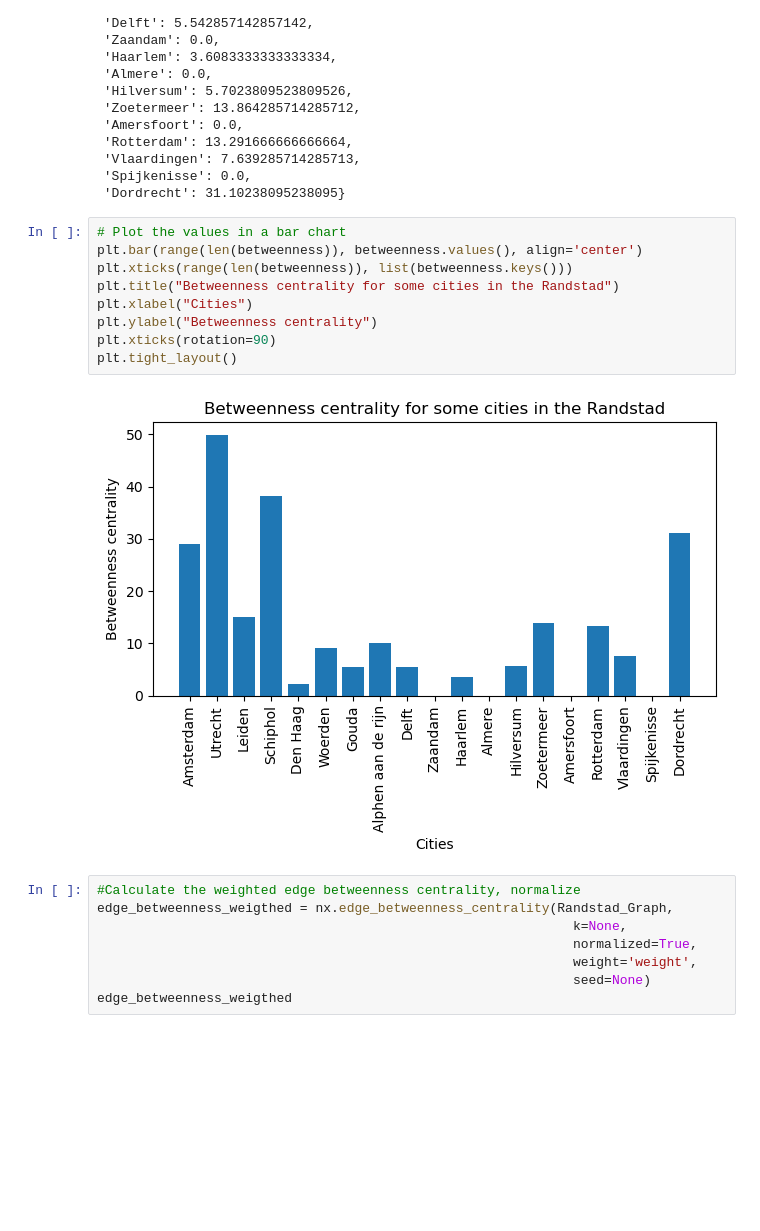
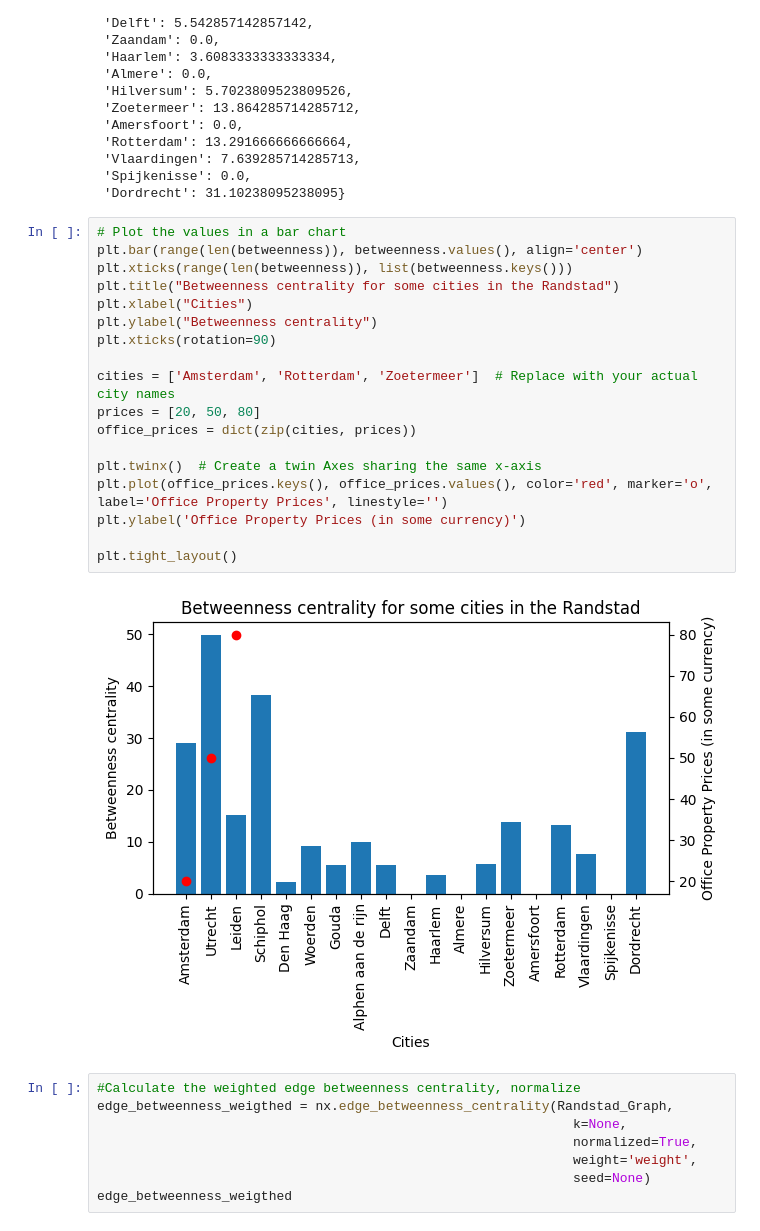
Before and after one commit to ElizeBr/Networked-Systems-Group-Assignment, a Jupyter notebook: Randstad.ipynb, the cells around one changed output. Cells and saved outputs as stored; diff of their text form; blank space fills up the shorter version.

```diff
--- a/Randstad.ipynb
+++ b/Randstad.ipynb
@@ -91,14 +99,23 @@ betweenness
 # %%
 # Plot the values in a bar chart
 plt.bar(range(len(betweenness)), betweenness.values(), align='center')
 plt.xticks(range(len(betweenness)), list(betweenness.keys()))
 plt.title("Betweenness centrality for some cities in the Randstad")
 plt.xlabel("Cities")
 plt.ylabel("Betweenness centrality")
 plt.xticks(rotation=90)
+
+cities = ['Amsterdam', 'Rotterdam', 'Zoetermeer']  # Replace with your actual city names
+prices = [20, 50, 80]
+office_prices = dict(zip(cities, prices))
+
+plt.twinx()  # Create a twin Axes sharing the same x-axis
+plt.plot(office_prices.keys(), office_prices.values(), color='red', marker='o', label='Office Property Prices', linestyle='')
+plt.ylabel('Office Property Prices (in some currency)')
+
 plt.tight_layout()
 # %% [output]
-[figure, old version]
+[figure, new version]
 # %%
 #Calculate the weighted edge betweenness centrality, normalize
 edge_betweenness_weigthed = nx.edge_betweenness_centrality(Randstad_Graph,
```
Also changed, not shown: parts of 7 cells of this notebook.
